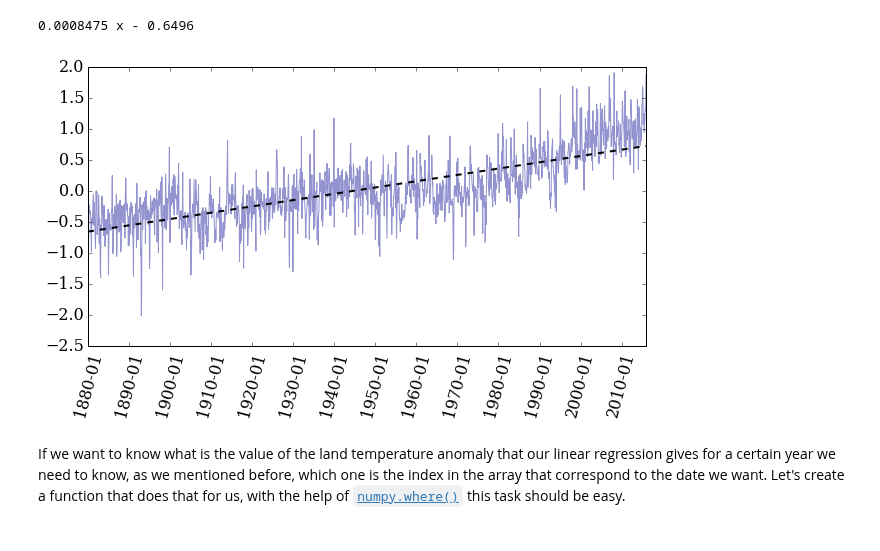
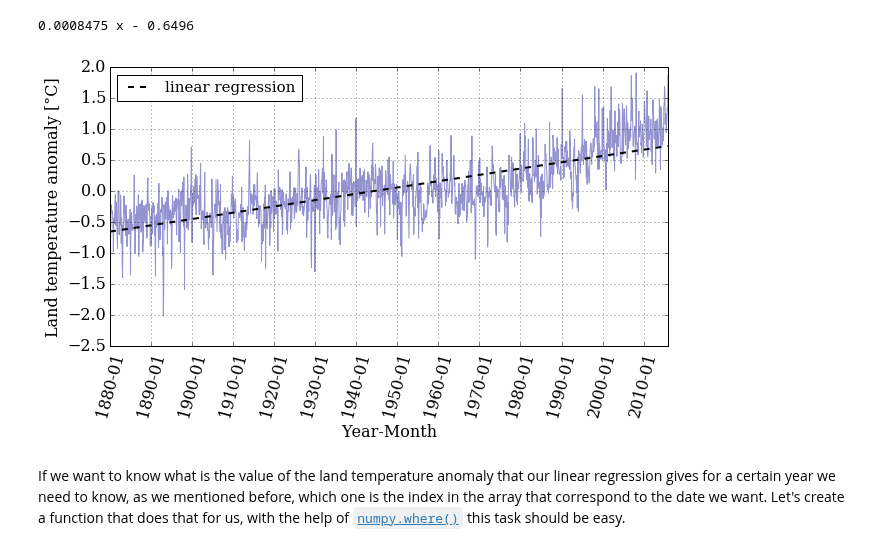
Before and after one commit to barbagroup/essential_skills_RRC, a Jupyter notebook: the_python_scientific_stack.ipynb, the cells around one changed output. Cells and saved outputs as stored; diff of their text form; code cells hidden in the pictures.

```diff
--- a/the_python_scientific_stack.ipynb
+++ b/the_python_scientific_stack.ipynb
@@ -384,11 +384,15 @@ print(f_linear)
 # %%
 pyplot.figure(figsize=(10, 5))
 
 pyplot.xticks(dummy[::12*10], date[::12*10] , rotation=75)
 pyplot.plot(dummy,T_land[:,1], color='#2929a3', ls='-', lw=1, alpha=0.5)
-pyplot.plot(dummy, f_linear(dummy), 'k--', linewidth=2);
+pyplot.plot(dummy, f_linear(dummy), 'k--', linewidth=2, label='linear regression')
+pyplot.xlabel('Year-Month')
+pyplot.ylabel('Land temperature anomaly [°C]')
+pyplot.legend(loc='best', fontsize=15)
+pyplot.grid();
 # %% [output]
-[figure, old version]
+[figure, new version]
 # %% [markdown]
 If we want to know what is the value of the land temperature anomaly that our linear regression gives for a certain year we need to know, as we mentioned before, which one is the index in the array that correspond to the date we want. Let's create a function that does that for us, with the help of [`numpy.where()`](https://docs.scipy.org/doc/numpy/reference/generated/numpy.where.html) this task should be easy.
 # %% [markdown]
```
Also changed, not shown: parts of 4 cells of this notebook.
